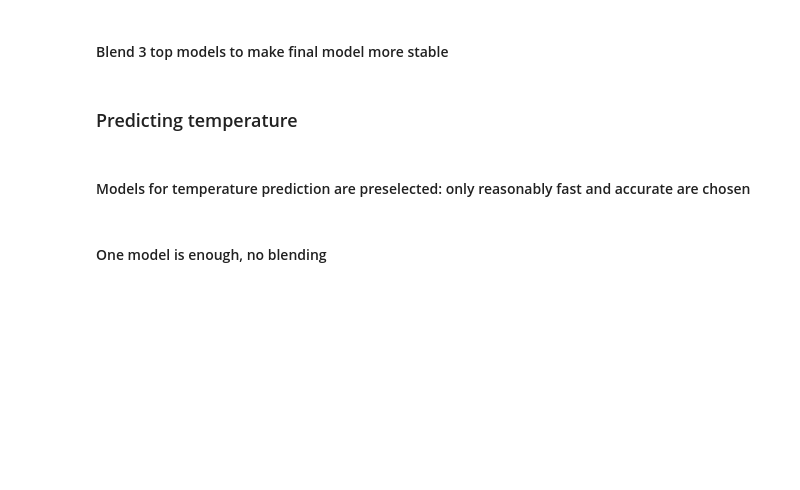
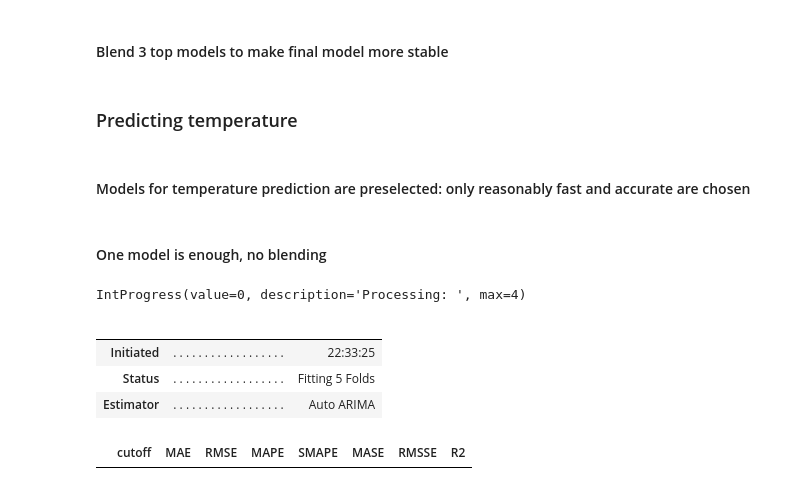
Before and after one commit to oort77/OTUS_PRO_HW6, a Jupyter notebook: main.ipynb, the cells around one changed output. Saved outputs shown, nothing was run; the diff lists cells and outputs as text; code cells hidden in the pictures; blank space fills up the shorter version.

```diff
--- a/main.ipynb
+++ b/main.ipynb
@@ -642,0 +634,11 @@ print(prophet)
+# %%
+aarima = create_model('auto_arima')
+print(aarima)
+# %% [output]
+IntProgress(value=0, description='Processing: ', max=4)
+|  |  |  |
+|  |  |  |
+| Initiated | . . . . . . . . . . . . . . . . . . | 22:33:25 |
+| Status | . . . . . . . . . . . . . . . . . . | Fitting 5 Folds |
+| Estimator | . . . . . . . . . . . . . . . . . . | Auto ARIMA |
+|  | cutoff | MAE | RMSE | MAPE | SMAPE | MASE | RMSSE | R2 |
```
Also changed, not shown: parts of 11 cells of this notebook.
